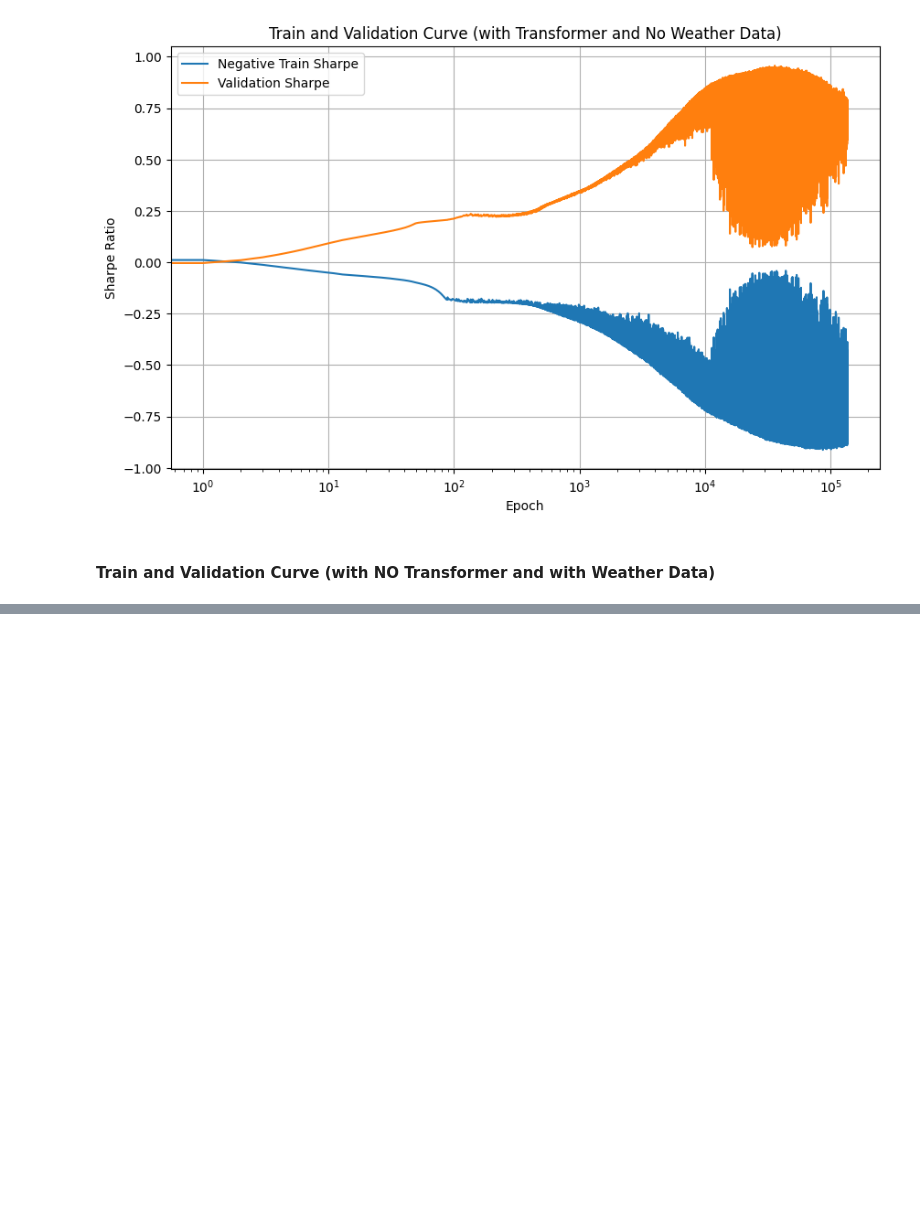
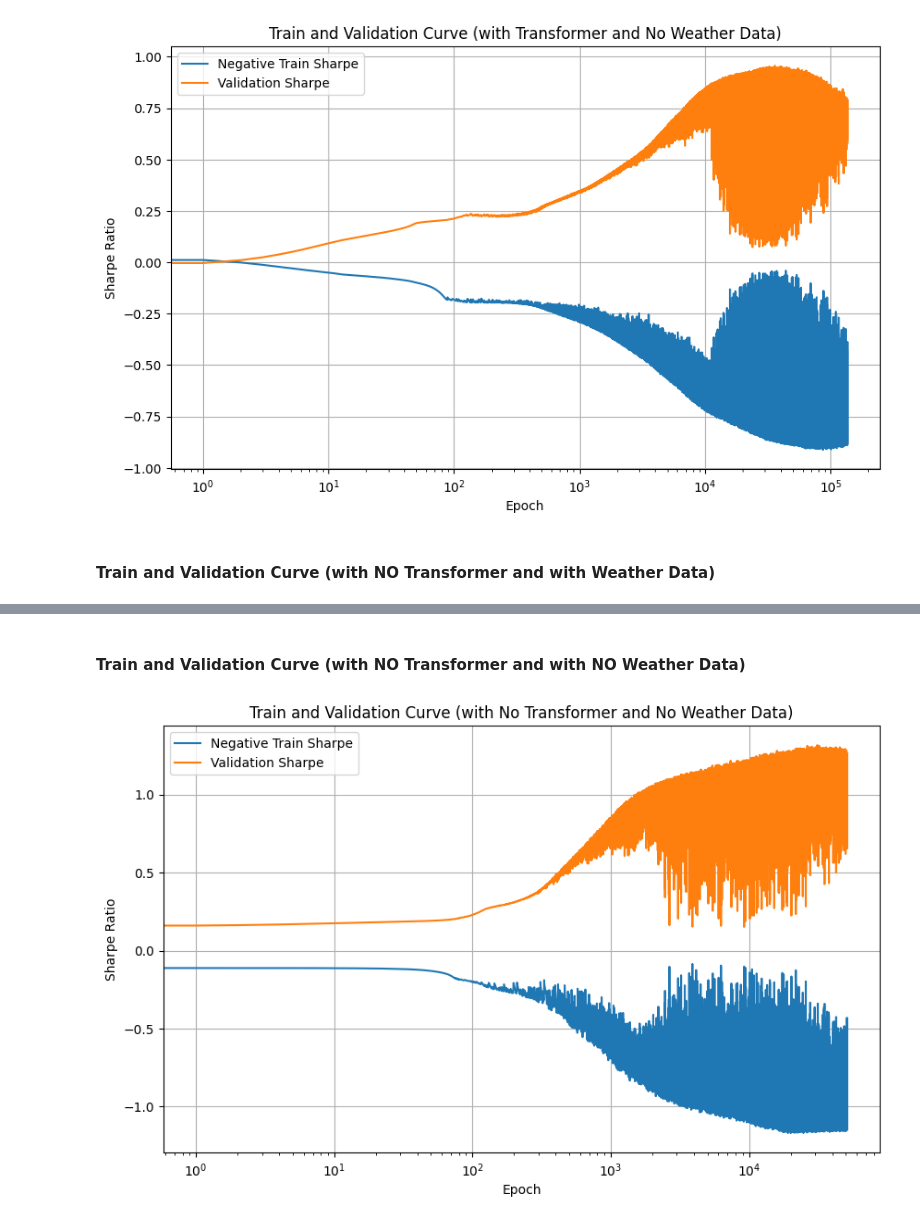
Before and after one commit to mrterminal-git/stat3007-deep-learning-project, a Jupyter notebook: src/figures.ipynb, the cells around one changed output, grey strips where cells are left out. Drawn from its saved outputs; the diff is of its cells as text; code cells hidden in the pictures; blank space fills up the shorter version.

```diff
--- a/src/figures.ipynb
+++ b/src/figures.ipynb
@@ -107,0 +108,35 @@ plt.show()
+# %% [markdown]
+#### Train and Validation Curve (with NO Transformer and with NO Weather Data)
+# %%
+import re
+import matplotlib.pyplot as plt
+
+def parse_sharpe_log(file_path):
+    epochs = []
+    train_sharpe = []
+    val_sharpe = []
+    pattern = re.compile(r"Epoch\s+(\d+)\s+\|\s+Train Sharpe:\s+([-\d.]+)\s+\|\s+Val Sharpe:\s+([-\d.]+)")
+    with open(file_path, "r") as f:
+        for line in f:
+            match = pattern.match(line)
+            if match:
+                epochs.append(int(match.group(1)))
+                train_sharpe.append(float(match.group(2)))
+                val_sharpe.append(float(match.group(3)))
+    return epochs, train_sharpe, val_sharpe
+
+log_path = "../data/no_transformer_no_weather_train_val_results.yml"
+epochs, train_sharpe, val_sharpe = parse_sharpe_log(log_path)
+
+plt.figure(figsize=(10,6))
+plt.plot(epochs, [-x for x in train_sharpe], label="Negative Train Sharpe")
+plt.plot(epochs, val_sharpe, label="Validation Sharpe")
+plt.xlabel("Epoch")
+plt.ylabel("Sharpe Ratio")
+plt.title("Train and Validation Curve (with No Transformer and No Weather Data)")
+plt.legend()
+plt.grid(True)
+plt.xscale("log")
+plt.show()
+# %% [output]
+[figure, added]
```
Also changed, not shown: parts of 1 cell of this notebook, 18 other files.
